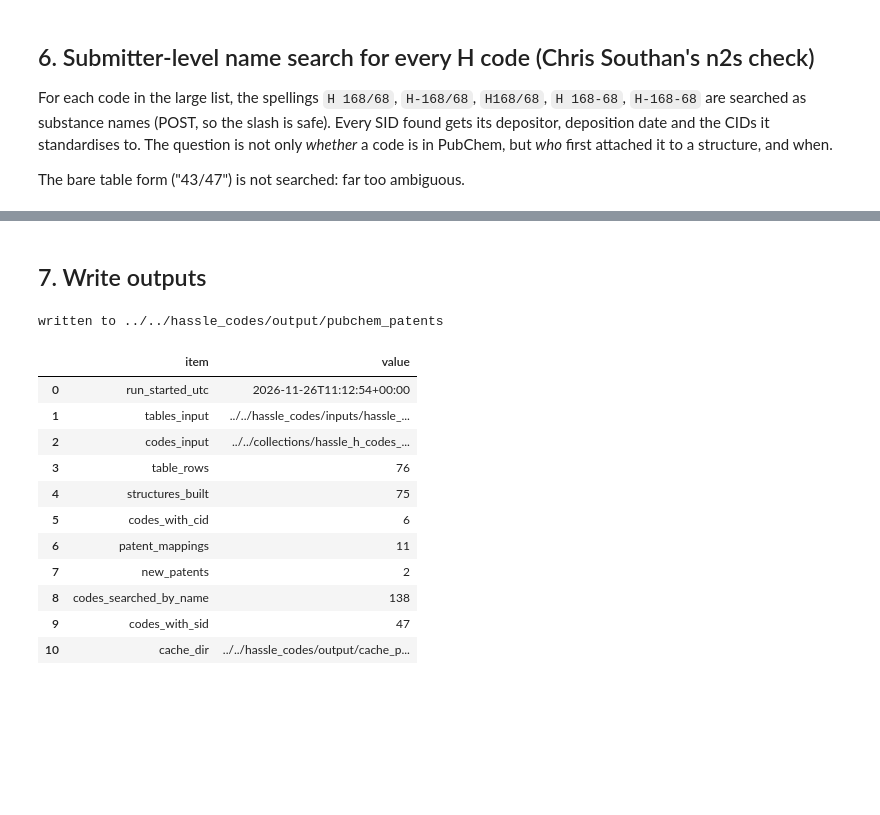
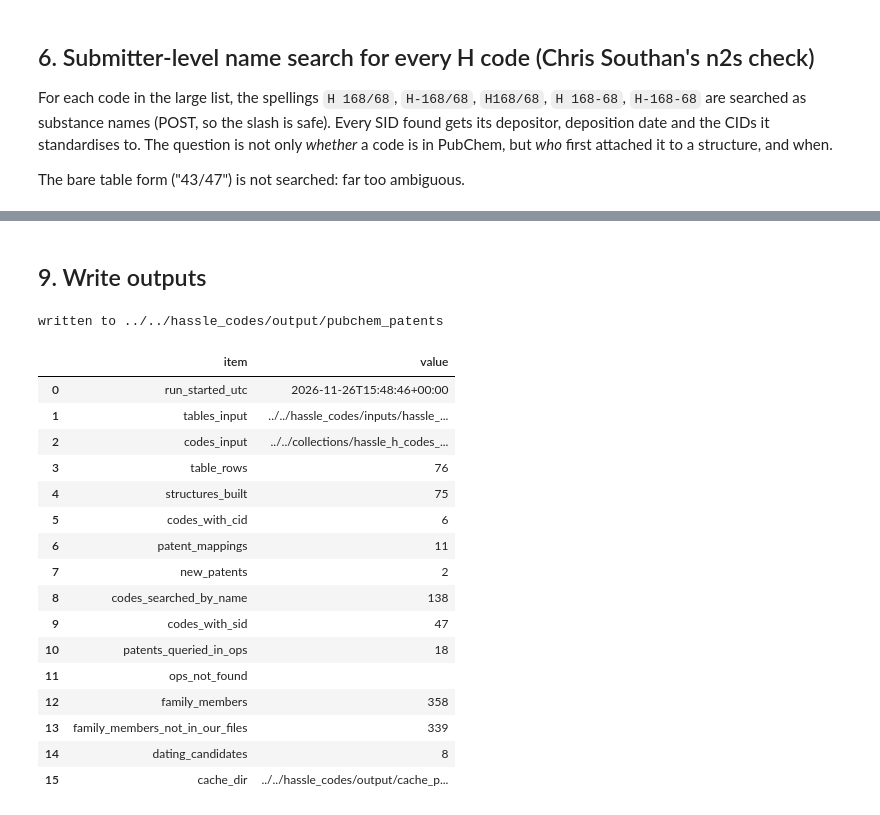
Before and after one commit to kerfors/development-code-archaeology, a Jupyter notebook: hassle_codes/notebooks/hassle_pubchem_patents.ipynb, the cells around one changed output, grey strips where cells are left out. Cells and saved outputs as stored; diff of their text form; code cells hidden in the pictures; blank space fills up the shorter version.

```diff
--- a/hassle_codes/notebooks/hassle_pubchem_patents.ipynb
+++ b/hassle_codes/notebooks/hassle_pubchem_patents.ipynb
@@ -364,0 +511,25 @@ patent-table codes with any SID: []
+# %%
+IMG_DIR = REPO_ROOT / "hassle_codes/output/epo_images"
+img_rows = []
+for r in dating_candidates.itertuples():
+    inq = ops_get(f"published-data/publication/docdb/{r.country}.{r.number}.{r.kind}/images")
+    if inq is None:
+        img_rows.append({"member": r.member, "published": r.published, "pages": 0, "status": "no images in OPS"})
+        continue
+    results = as_list(inq["ops:world-patent-data"]["ops:document-inquiry"]["ops:inquiry-result"])
+    full = [i for res in results for i in as_list(res.get("ops:document-instance"))
+            if i.get("@desc") == "FullDocument"]
+    if not full:
+        img_rows.append({"member": r.member, "published": r.published, "pages": 0, "status": "no full document"})
+        continue
+    inst = full[0]
+    pages = int(inst["@number-of-pages"])
+    d = IMG_DIR / r.member
+    d.mkdir(parents=True, exist_ok=True)
+    for n in range(1, pages + 1):
+        pdf = ops_get(f"{inst['@link']}?Range={n}", accept="application/pdf", binary=True)
+        assert pdf is not None, f"{r.member} page {n} listed but not delivered"
+        (d / f"page_{n:03d}.pdf").write_bytes(pdf)
+    img_rows.append({"member": r.member, "published": r.published, "pages": pages, "status": f"saved to {d}"})
+epo_images = pd.DataFrame(img_rows, columns=["member", "published", "pages", "status"])
+epo_images
@@ -365,32 +546,38 @@ patent-table codes with any SID: []
 # %% [markdown]
-## 7. Write outputs
+## 9. Write outputs
 # %%
 run = pd.DataFrame([
     {"item": "run_started_utc", "value": RUN_STARTED},
     {"item": "tables_input", "value": str(TABLES)},
     {"item": "codes_input", "value": str(ALL_CODES)},
     {"item": "table_rows", "value": len(structures)},
     {"item": "structures_built", "value": len(built)},
     {"item": "codes_with_cid", "value": int((structures.pubchem_cids != "").sum())},
     {"item": "patent_mappings", "value": len(patent_mappings)},
     {"item": "new_patents", "value": len(new_patents)},
     {"item": "codes_searched_by_name", "value": len(all_codes)},
     {"item": "codes_with_sid", "value": len(first_n2s)},
+    {"item": "patents_queried_in_ops", "value": len(ALL_KNOWN)},
+    {"item": "ops_not_found", "value": "; ".join(not_found)},
+    {"item": "family_members", "value": family_members.member.nunique()},
+    {"item": "family_members_not_in_our_files", "value": family_members.loc[~family_members.known, "member"].nunique()},
+    {"item": "dating_candidates", "value": len(dating_candidates)},
     {"item": "cache_dir", "value": str(CACHE_DIR)},
 ])
 sheets = {"structures": structures, "cids": cids, "patent_mappings": patent_mappings,
-          "new_patents": new_patents, "name_hits": name_hits, "run": run}
+          "new_patents": new_patents, "name_hits": name_hits, "family_members": family_members,
+          "dating_candidates": dating_candidates, "epo_images": epo_images, "run": run}
 with pd.ExcelWriter(OUT_DIR / "hassle_pubchem_patents.xlsx") as xw:
     for name, df in sheets.items():
         df.to_excel(xw, sheet_name=name, index=False)
 for name, df in sheets.items():
     df.to_csv(OUT_DIR / f"hassle_pubchem_patents_{name}.csv", index=False)
 print(f"written to {OUT_DIR}")
 run
 # %% [output]
 written to ../../hassle_codes/output/pubchem_patents
 |  | item | value |
-| 0 | run_started_utc | 2026-11-26T11:12:54+00:00 |
+| 0 | run_started_utc | 2026-11-26T15:48:46+00:00 |
 | 1 | tables_input | ../../hassle_codes/inputs/hassle_... |
 | 2 | codes_input | ../../collections/hassle_h_codes_... |
 | 3 | table_rows | 76 |
@@ -400,4 +587,9 @@ written to ../../hassle_codes/output/pubchem_patents
 | 7 | new_patents | 2 |
 | 8 | codes_searched_by_name | 138 |
 | 9 | codes_with_sid | 47 |
-| 10 | cache_dir | ../../hassle_codes/output/cache_p... |
+| 10 | patents_queried_in_ops | 18 |
+| 11 | ops_not_found |  |
+| 12 | family_members | 358 |
+| 13 | family_members_not_in_our_files | 339 |
+| 14 | dating_candidates | 8 |
+| 15 | cache_dir | ../../hassle_codes/output/cache_p... |
```
Also changed, not shown: parts of 5 cells of this notebook, 1 other file.
